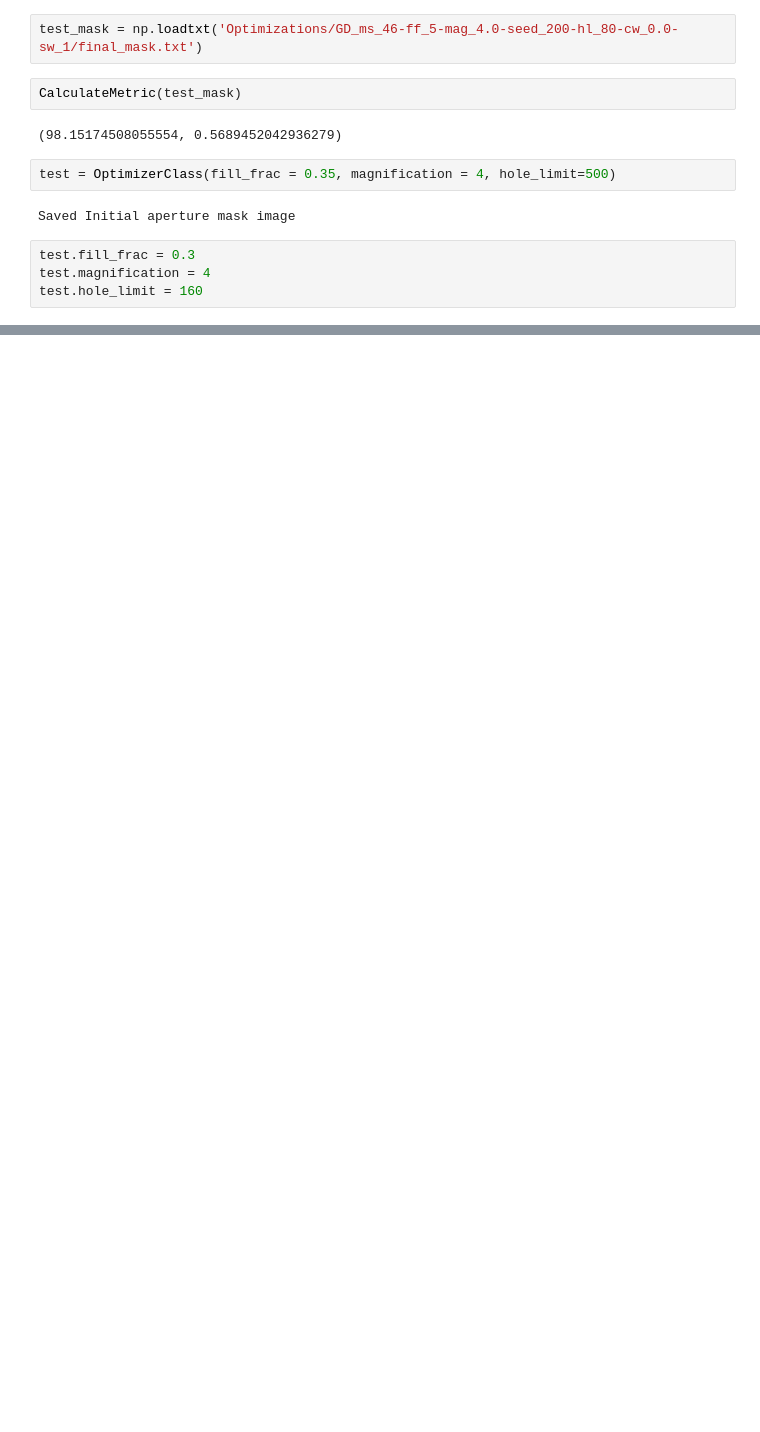
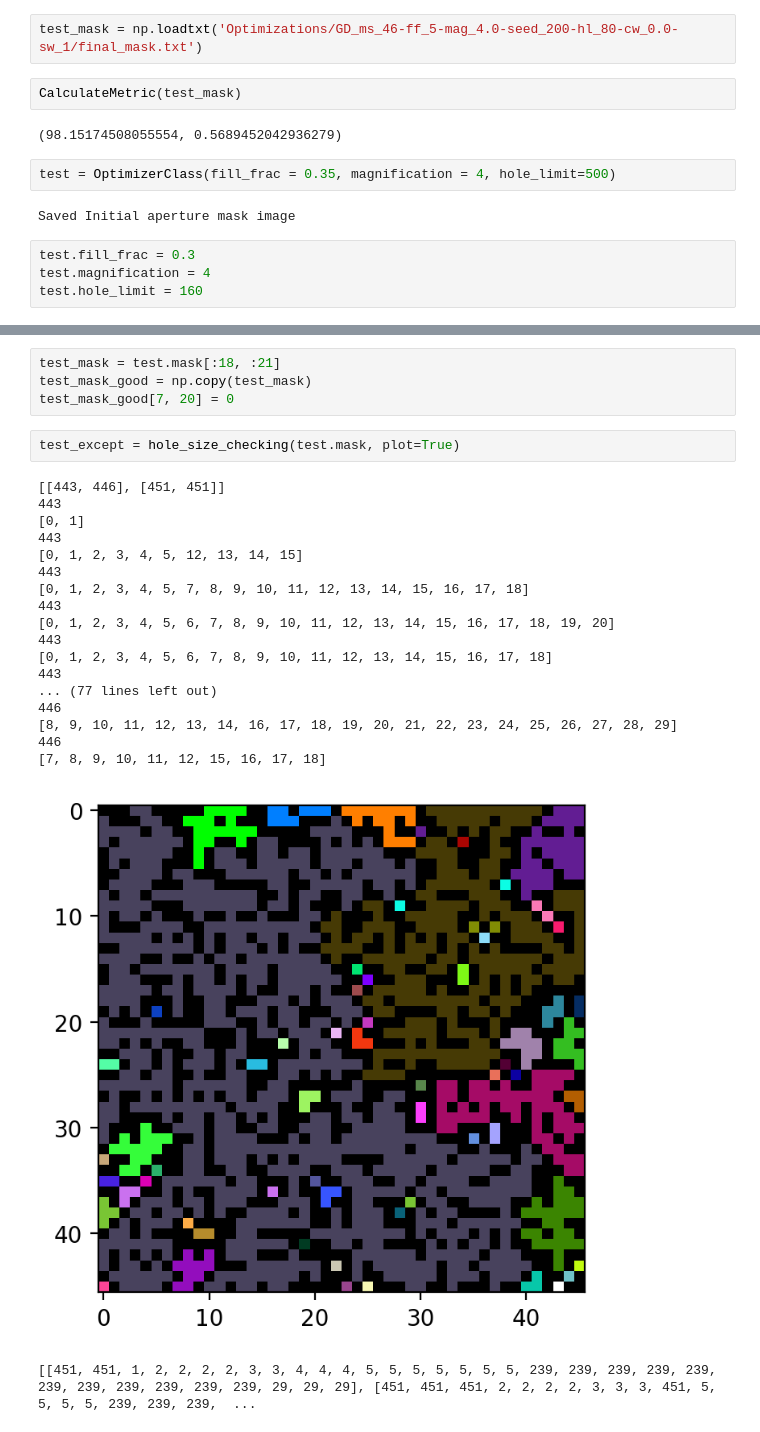
Before and after one commit to cllamb0/CCI2-Coded-Aperture, a Jupyter notebook: Code-Testing.ipynb, the cells around one changed output, grey strips where cells are left out. Saved outputs shown, nothing was run; the diff lists cells and outputs as text; blank space fills up the shorter version.

```diff
--- a/Code-Testing.ipynb
+++ b/Code-Testing.ipynb
@@ -710,0 +839,26 @@ test.hole_limit = 160
+# %%
+test_mask = test.mask[:18, :21]
+test_mask_good = np.copy(test_mask)
+test_mask_good[7, 20] = 0
+# %%
+test_except = hole_size_checking(test.mask, plot=True)
+# %% [output]
+[[443, 446], [451, 451]]
+443
+[0, 1]
+443
+[0, 1, 2, 3, 4, 5, 12, 13, 14, 15]
+443
+[0, 1, 2, 3, 4, 5, 7, 8, 9, 10, 11, 12, 13, 14, 15, 16, 17, 18]
+443
+[0, 1, 2, 3, 4, 5, 6, 7, 8, 9, 10, 11, 12, 13, 14, 15, 16, 17, 18, 19, 20]
+443
+[0, 1, 2, 3, 4, 5, 6, 7, 8, 9, 10, 11, 12, 13, 14, 15, 16, 17, 18]
+443
+... (77 lines left out)
+446
+[8, 9, 10, 11, 12, 13, 14, 16, 17, 18, 19, 20, 21, 22, 23, 24, 25, 26, 27, 28, 29]
+446
+[7, 8, 9, 10, 11, 12, 15, 16, 17, 18]
+[figure, added]
+[[451, 451, 1, 2, 2, 2, 2, 3, 3, 4, 4, 4, 5, 5, 5, 5, 5, 5, 5, 239, 239, 239, 239, 239, 239, 239, 239, 239, 239, 239, 29, 29, 29], [451, 451, 451, 2, 2, 2, 2, 3, 3, 3, 451, 5, 5, 5, 5, 239, 239, 239,  ...
```
Also changed, not shown: parts of 13 cells of this notebook, 2 other files.
